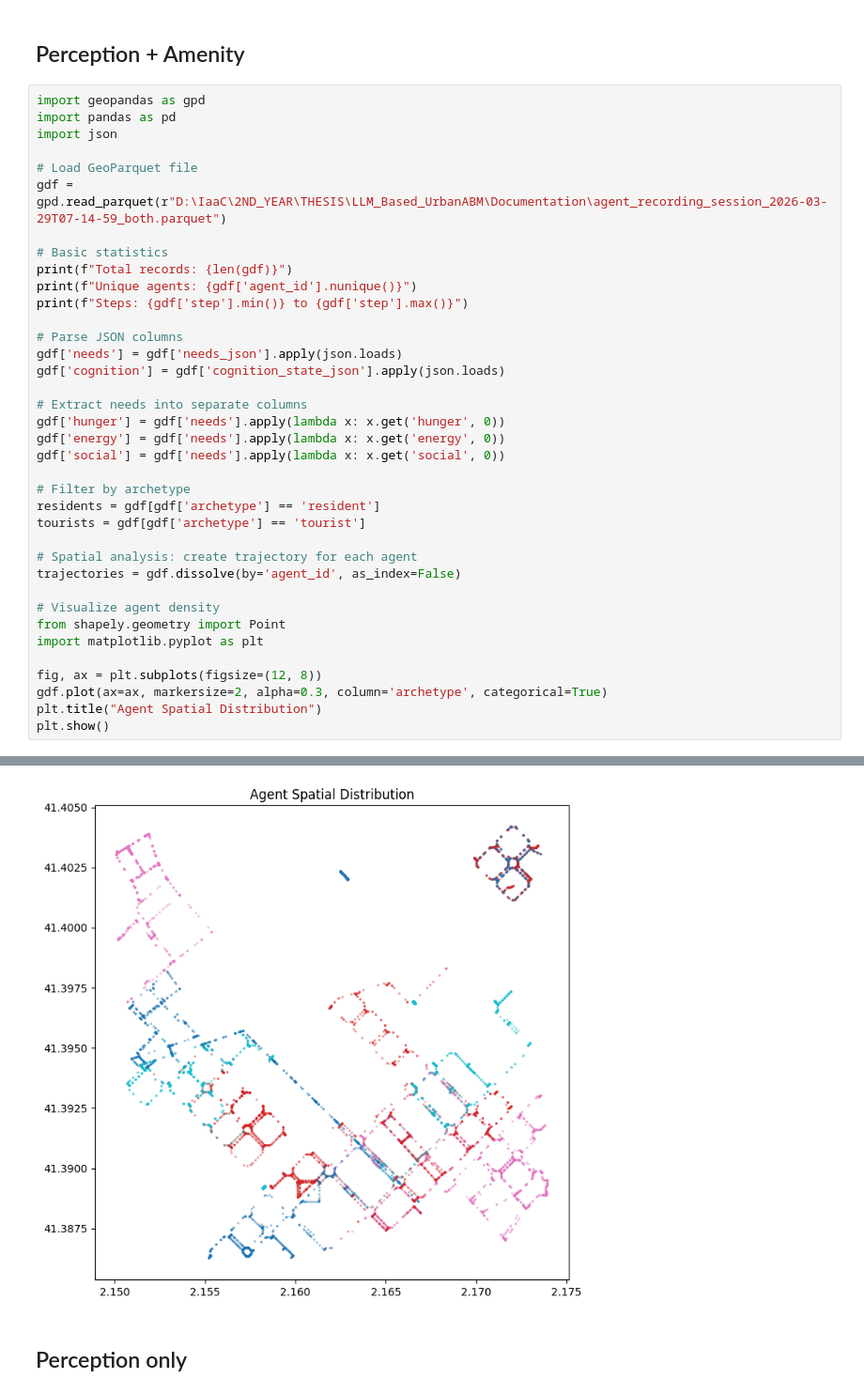
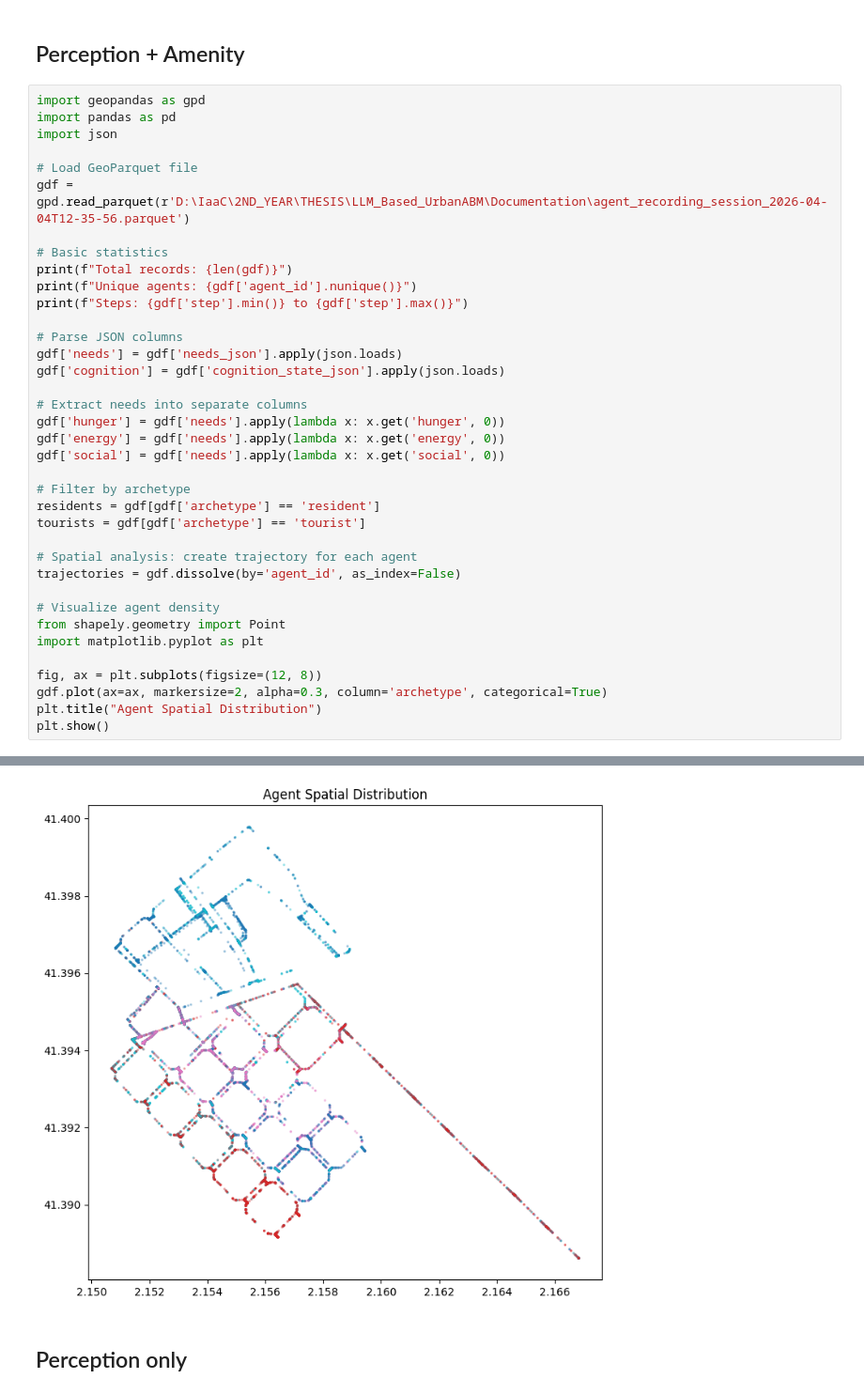
Before and after one commit to sahilyousafp/LLM-based-UrbanABM, a Jupyter notebook: Documentation/Test_Scripts/analyse movement.ipynb, the cells around one changed output, grey strips where cells are left out. Shown at 94% size. Saved outputs shown, nothing was run; the diff lists cells and outputs as text.

```diff
--- a/Documentation/Test_Scripts/analyse movement.ipynb
+++ b/Documentation/Test_Scripts/analyse movement.ipynb
@@ -6,7 +6,7 @@ import pandas as pd
 import json
 
 # Load GeoParquet file
-gdf = gpd.read_parquet(r"D:\IaaC\2ND_YEAR\THESIS\LLM_Based_UrbanABM\Documentation\agent_recording_session_2026-03-29T07-14-59_both.parquet")
+gdf = gpd.read_parquet(r'D:\IaaC\2ND_YEAR\THESIS\LLM_Based_UrbanABM\Documentation\agent_recording_session_2026-04-04T12-35-56.parquet')
 
 # Basic statistics
 print(f"Total records: {len(gdf)}")
@@ -44,4 +44,4 @@ Steps: 6 to 878
-[figure, old version]
+[figure, new version]
 # %% [markdown]
 ## Perception only
 # %%
```
Also changed, not shown: parts of 1 cell of this notebook, 1 other file.
